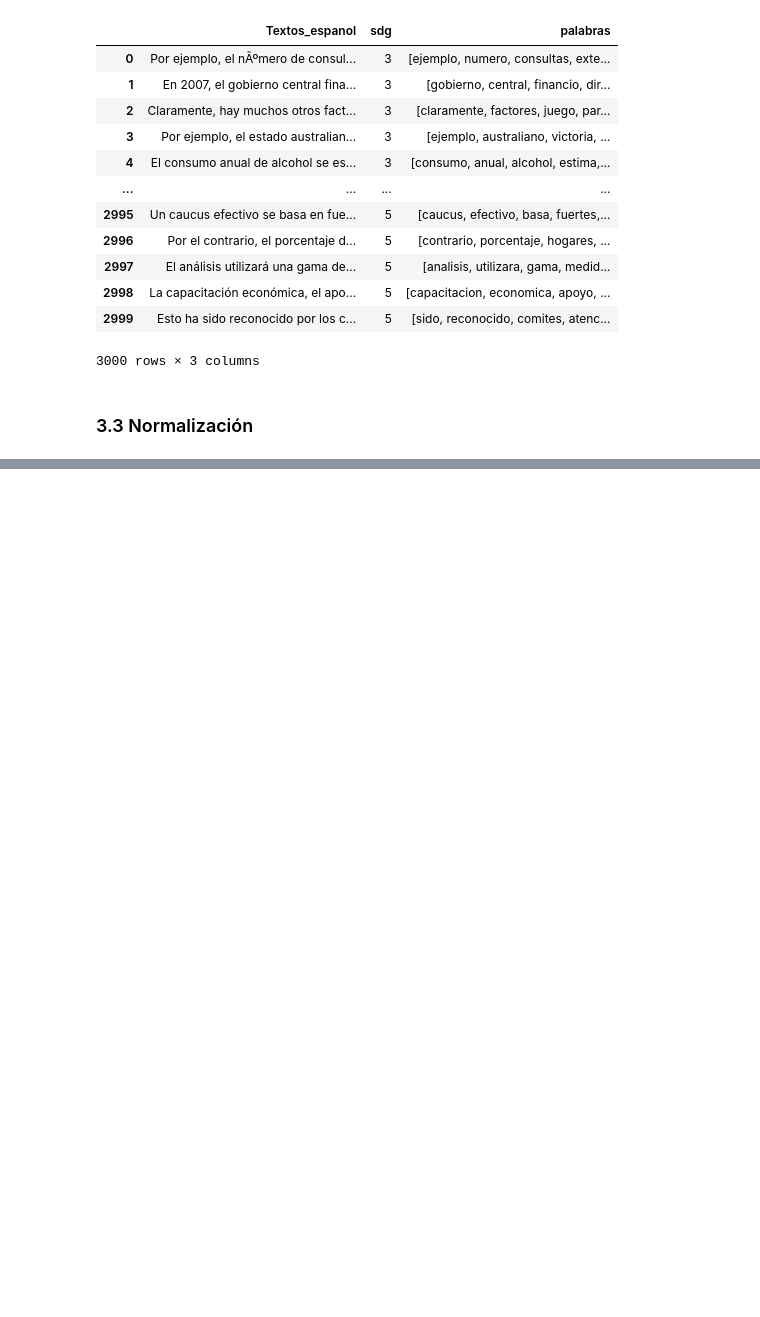
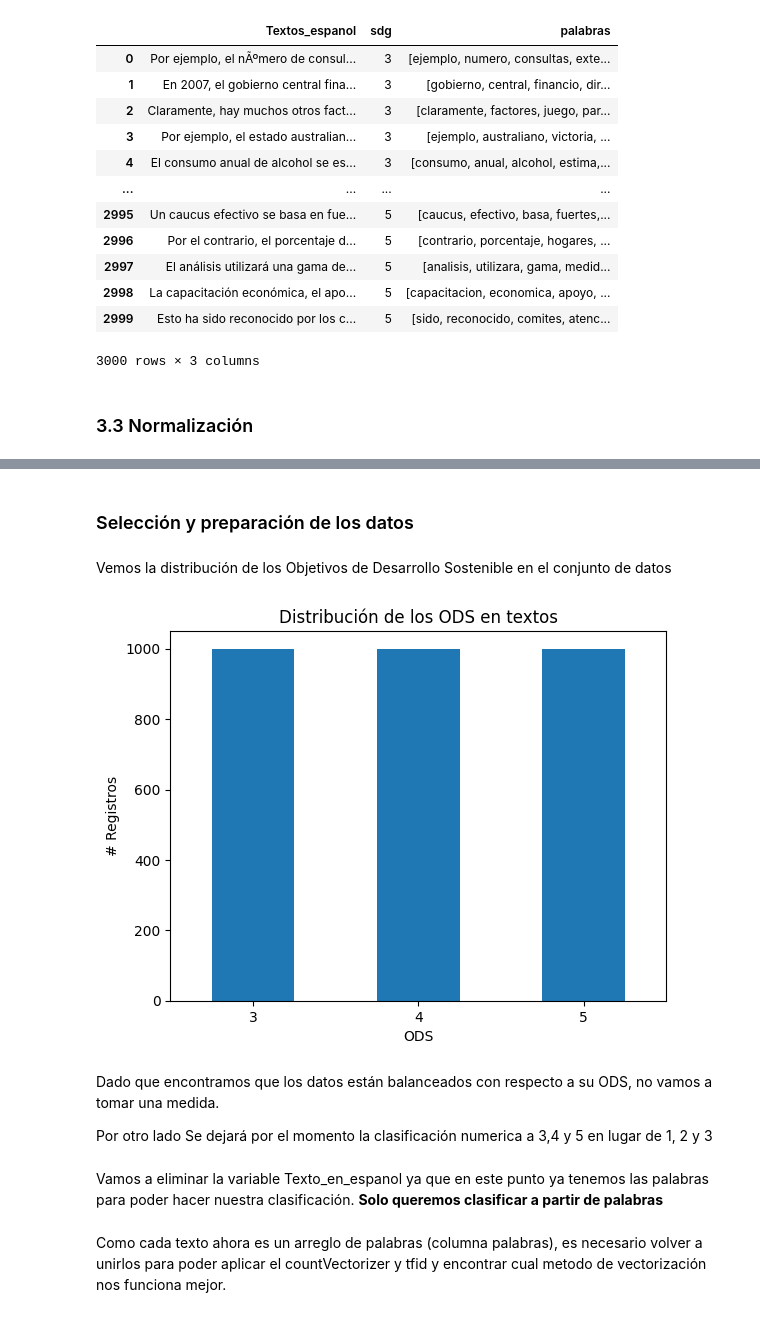
Before and after one commit to saguillen/BI_Proyecto1, a Jupyter notebook: Proyecto1_BI.ipynb, the cells around one changed output, grey strips where cells are left out. Drawn from its saved outputs; the diff is of its cells as text; code cells hidden in the pictures; blank space fills up the shorter version.

```diff
--- a/Proyecto1_BI.ipynb
+++ b/Proyecto1_BI.ipynb
@@ -410,0 +400,11 @@ ModuleNotFoundError: ignored
+# %%
+"""Transformar segun corresponda ya sea de datos cargados o del dataframe utilizado anteriormente"""
+textos=pd.read_csv('datos_limpios.csv', sep=',', encoding = 'utf-8')
+textos = textos.drop(['Unnamed: 0'],axis=1)
+#textos["palabras"] = textos["palabras"].copy().apply(lambda arr: " ".join(arr))
+
+textos["palabras"] = textos["palabras"].apply(lambda arr: arr.replace("'",""))
+#textos["palabras"] = textos["palabras"].apply(lambda arr: ",".join(arr))
+#textos["palabras"] = textos["palabras"].apply(lambda arr: ",".join(arr))
+
+textos
@@ -410,0 +425,21 @@ ModuleNotFoundError: ignored
+# %% [markdown]
+### Selección y preparación de los datos
+# %% [markdown]
+Vemos la distribución de los Objetivos de Desarrollo Sostenible en el conjunto de datos
+# %%
+textos['sdg'].value_counts().plot(kind = 'bar')
+plt.title('Distribución de los ODS en textos')
+plt.xlabel('ODS')
+plt.xticks(rotation = 0)
+plt.ylabel('# Registros')
+plt.show()
+# %% [output]
+[figure, added]
+# %% [markdown]
+Dado que encontramos que los datos están balanceados con respecto a su ODS, no vamos a tomar una medida.
+
+Por otro lado Se dejará por el momento la clasificación numerica a 3,4 y 5 en lugar de 1, 2 y 3
+# %% [markdown]
+Vamos a eliminar la variable Texto_en_espanol ya que en este punto ya tenemos las palabras para poder hacer nuestra clasificación. **Solo queremos clasificar a partir de palabras**
+# %% [markdown]
+Como cada texto ahora es un arreglo de palabras (columna palabras), es necesario volver a unirlos para poder aplicar el countVectorizer y tfid y encontrar cual metodo de vectorización nos funciona mejor.
```
Also changed, not shown: parts of 95 cells of this notebook.
